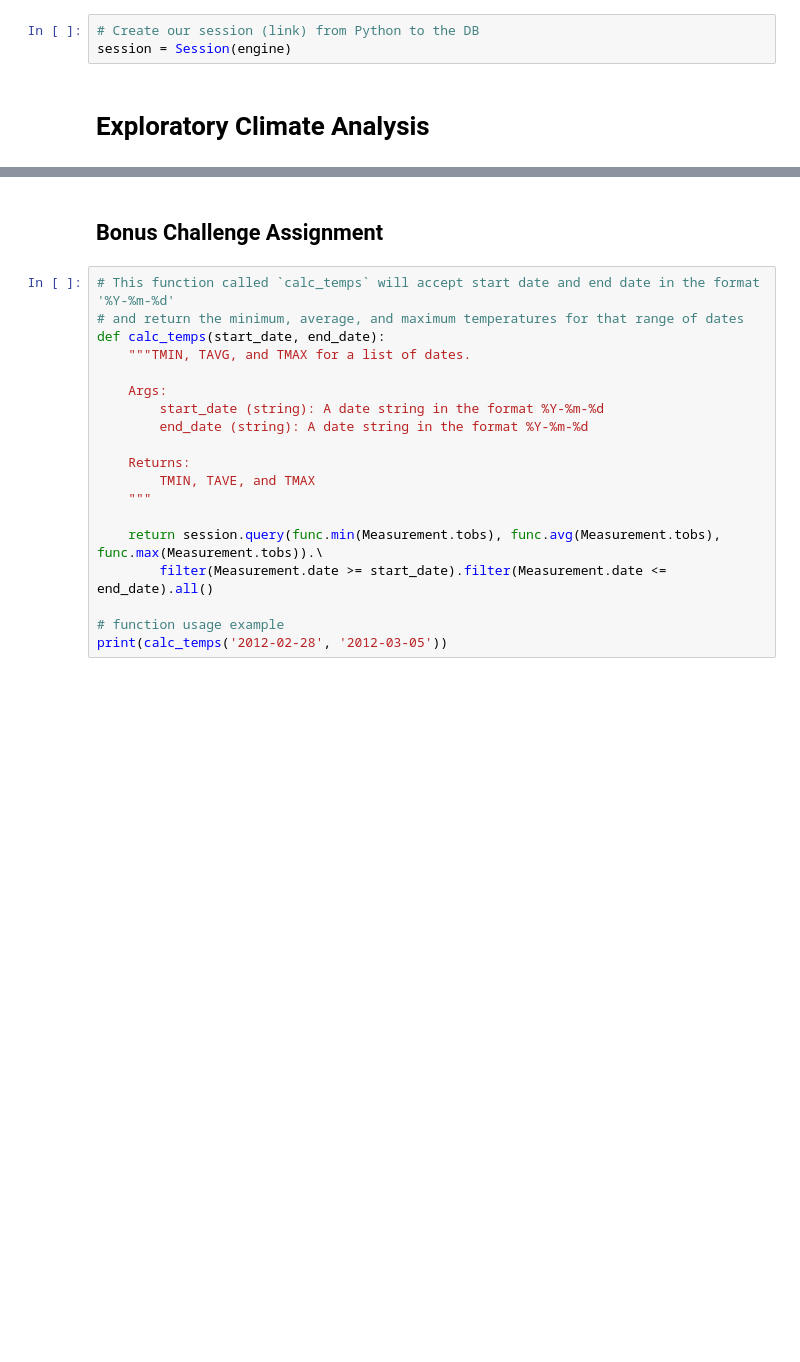
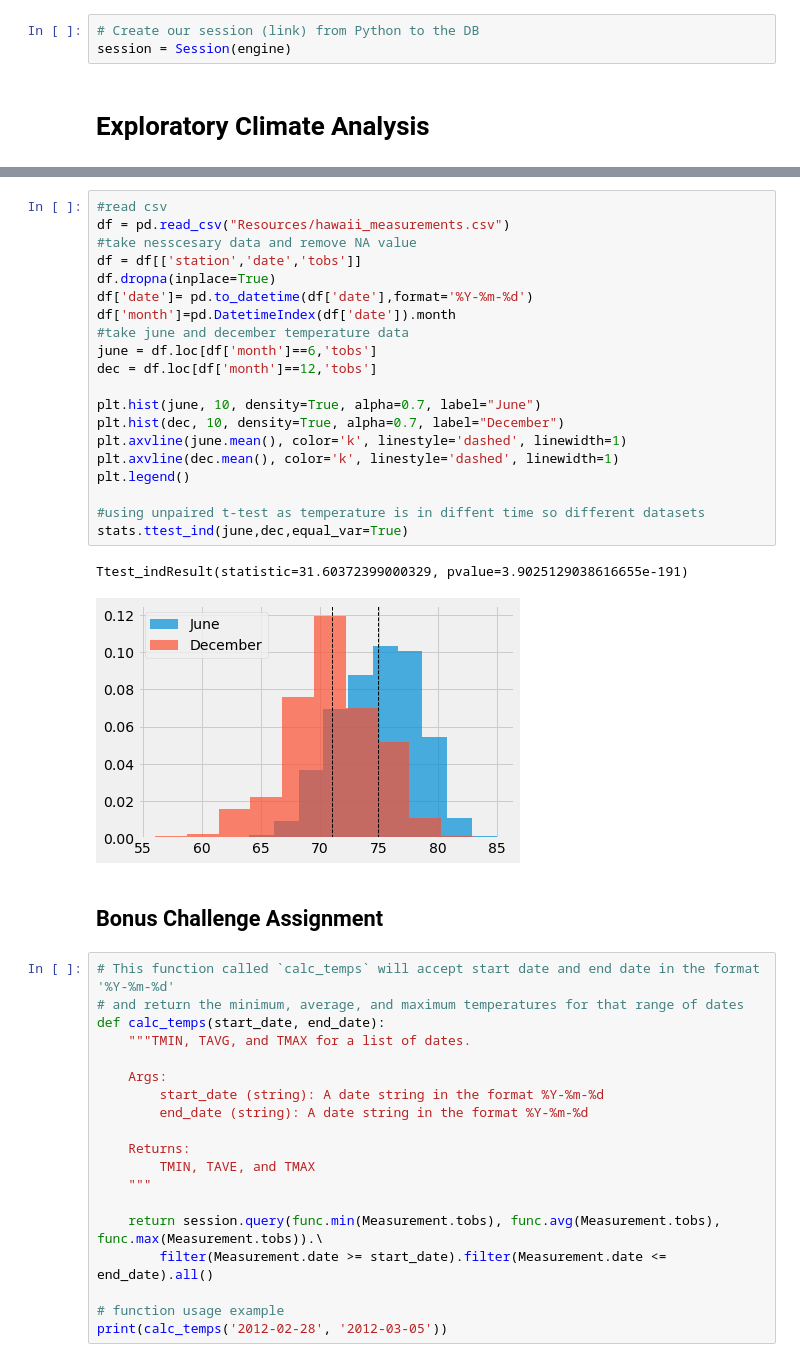
Before and after one commit to datng87/sqlalchemy-challenge, a Jupyter notebook: climate_starter.ipynb, the cells around one changed output, grey strips where cells are left out. Saved outputs shown, nothing was run; the diff lists cells and outputs as text; blank space fills up the shorter version.

```diff
--- a/climate_starter.ipynb
+++ b/climate_starter.ipynb
@@ -150,3 +158,26 @@ plt.savefig('outputs/histogram_temperature.png',bbox_inches="tight")
+# %%
+#read csv
+df = pd.read_csv("Resources/hawaii_measurements.csv")
+#take nesscesary data and remove NA value
+df = df[['station','date','tobs']]
+df.dropna(inplace=True)
+df['date']= pd.to_datetime(df['date'],format='%Y-%m-%d')
+df['month']=pd.DatetimeIndex(df['date']).month
+#take june and december temperature data
+june = df.loc[df['month']==6,'tobs']
+dec = df.loc[df['month']==12,'tobs']
+
+plt.hist(june, 10, density=True, alpha=0.7, label="June")
+plt.hist(dec, 10, density=True, alpha=0.7, label="December")
+plt.axvline(june.mean(), color='k', linestyle='dashed', linewidth=1)
+plt.axvline(dec.mean(), color='k', linestyle='dashed', linewidth=1)
+plt.legend()
+
+#using unpaired t-test as temperature is in diffent time so different datasets
+stats.ttest_ind(june,dec,equal_var=True)
+# %% [output]
+Ttest_indResult(statistic=31.60372399000329, pvalue=3.9025129038616655e-191)
+[figure, added]
 # %% [markdown]
 ## Bonus Challenge Assignment
 # %%
```
Also changed, not shown: parts of 10 cells of this notebook, 5 other files.
